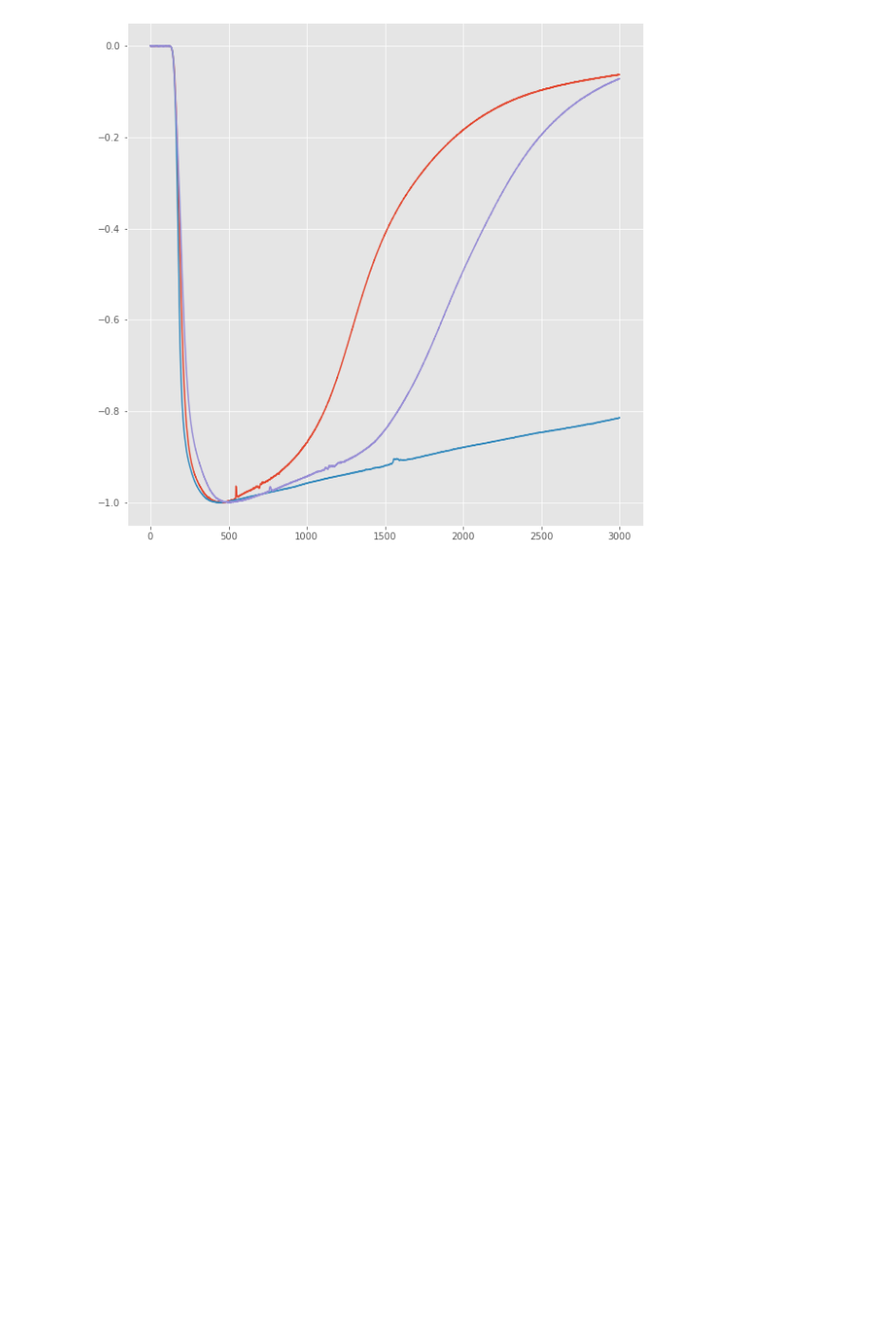
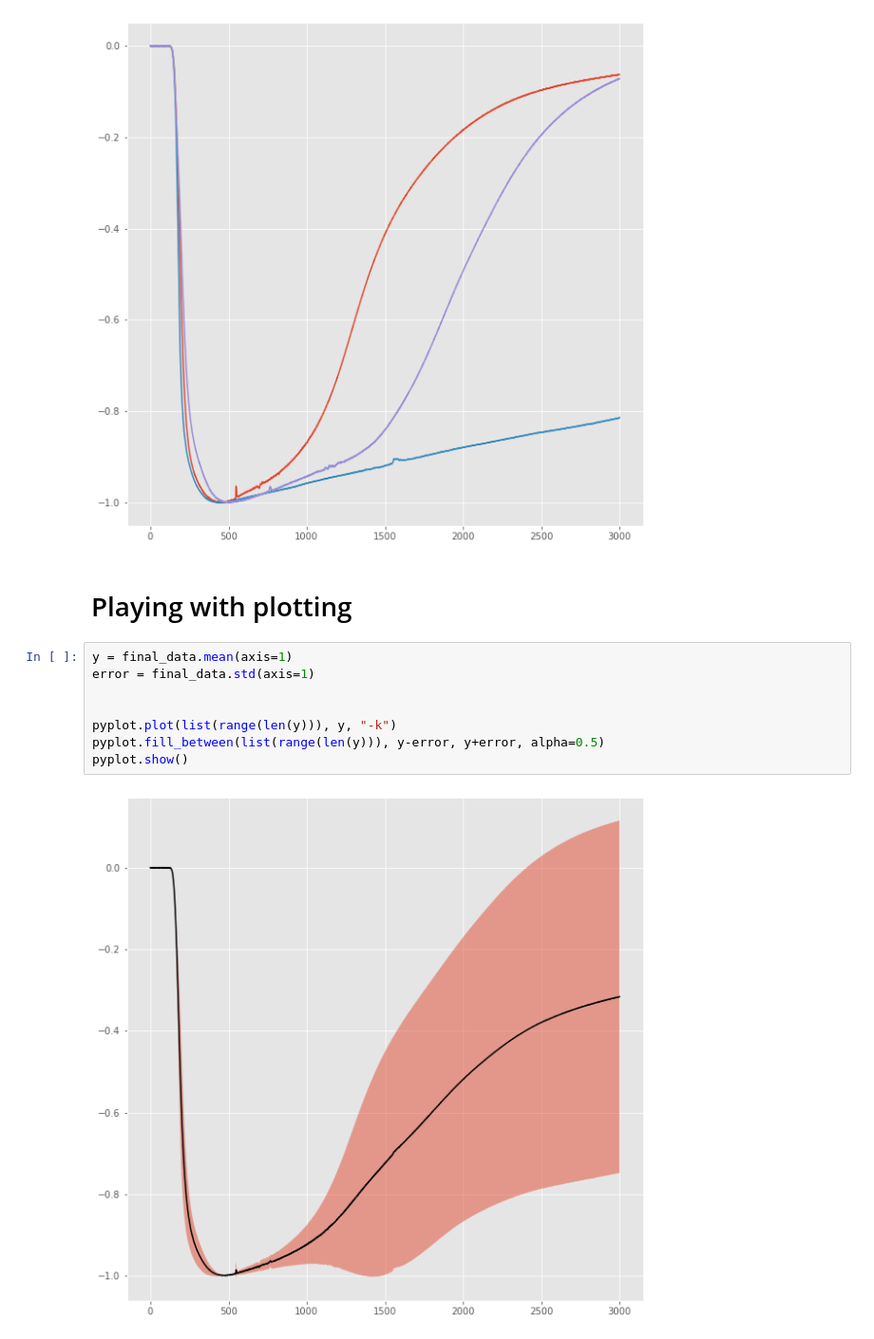
Before and after one commit to JureFabjan/Trace_processing, a Jupyter notebook: Trace_processing.ipynb, the cells around one changed output. Shown: that part at 95% size. Cells and saved outputs as stored; diff of their text form; blank space fills up the shorter version.

Commit message:
Adding the plotting at the end

```diff
--- a/Trace_processing.ipynb
+++ b/Trace_processing.ipynb
@@ -268,3 +268,15 @@ for col in final_data.columns:
 pyplot.show()
 # %% [output]
 [figure]
+# %% [markdown]
+# Playing with plotting
+# %%
+y = final_data.mean(axis=1)
+error = final_data.std(axis=1)
+
+
+pyplot.plot(list(range(len(y))), y, "-k")
+pyplot.fill_between(list(range(len(y))), y-error, y+error, alpha=0.5)
+pyplot.show()
+# %% [output]
+[figure, added]
```
